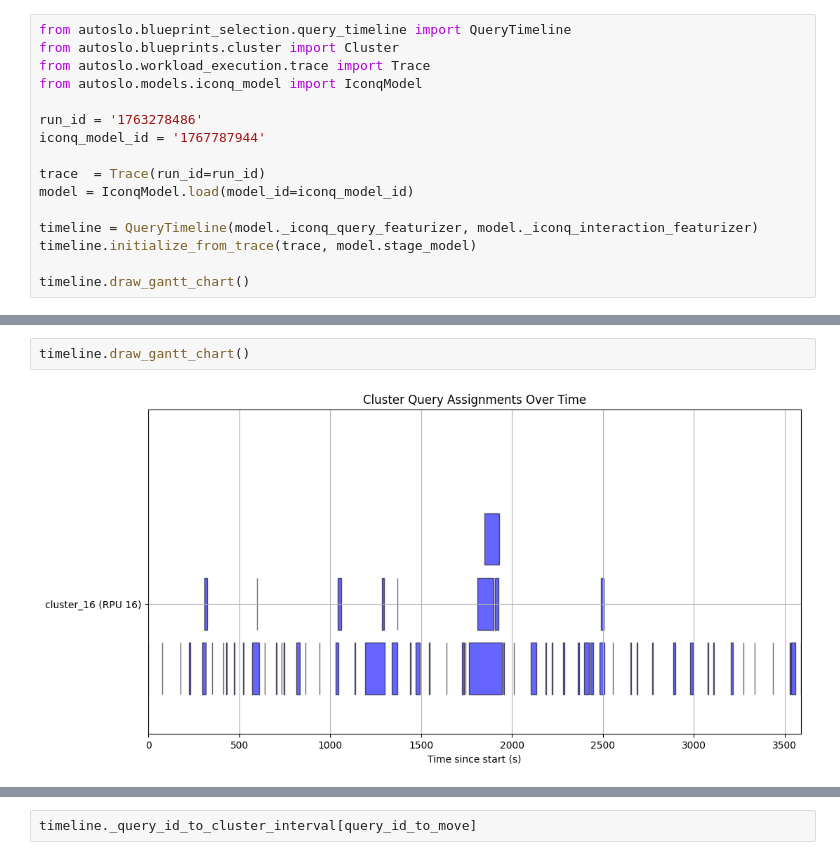
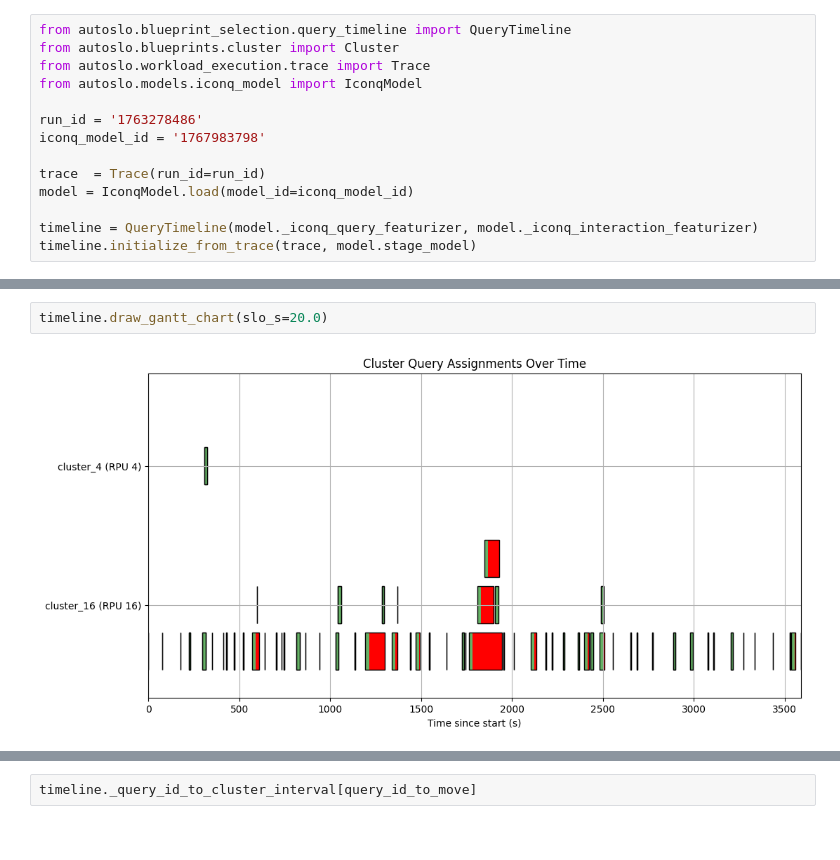
Before and after one commit to mmarkakis/autoslo, a Jupyter notebook: experiments/08_selector_benchmarking/static_plotting.ipynb, the cells around one changed output, grey strips where cells are left out. Saved outputs shown, nothing was run; the diff lists cells and outputs as text.

Commit message:
Interactive visualization of selector

```diff
--- a/experiments/08_selector_benchmarking/static_plotting.ipynb
+++ b/experiments/08_selector_benchmarking/static_plotting.ipynb
@@ -5,13 +5,11 @@ from autoslo.workload_execution.trace import Trace
 from autoslo.models.iconq_model import IconqModel
 
 run_id = '1763278486'
-iconq_model_id = '1767787944'
+iconq_model_id = '1767983798'
 
 trace  = Trace(run_id=run_id)
 model = IconqModel.load(model_id=iconq_model_id)
 
 timeline = QueryTimeline(model._iconq_query_featurizer, model._iconq_interaction_featurizer)
 timeline.initialize_from_trace(trace, model.stage_model)
-
-timeline.draw_gantt_chart()
 # %% [output]
@@ -36,7 +17,7 @@ boop
 # %%
-timeline.draw_gantt_chart()
+timeline.draw_gantt_chart(slo_s=20.0)
 # %% [output]
-[figure, old version]
+[figure, new version]
 # %%
 # Move a query and replot
 query_id_to_move = trace.query_ids[5]
```
Also changed, not shown: parts of 10 cells of this notebook, 6 other files.
